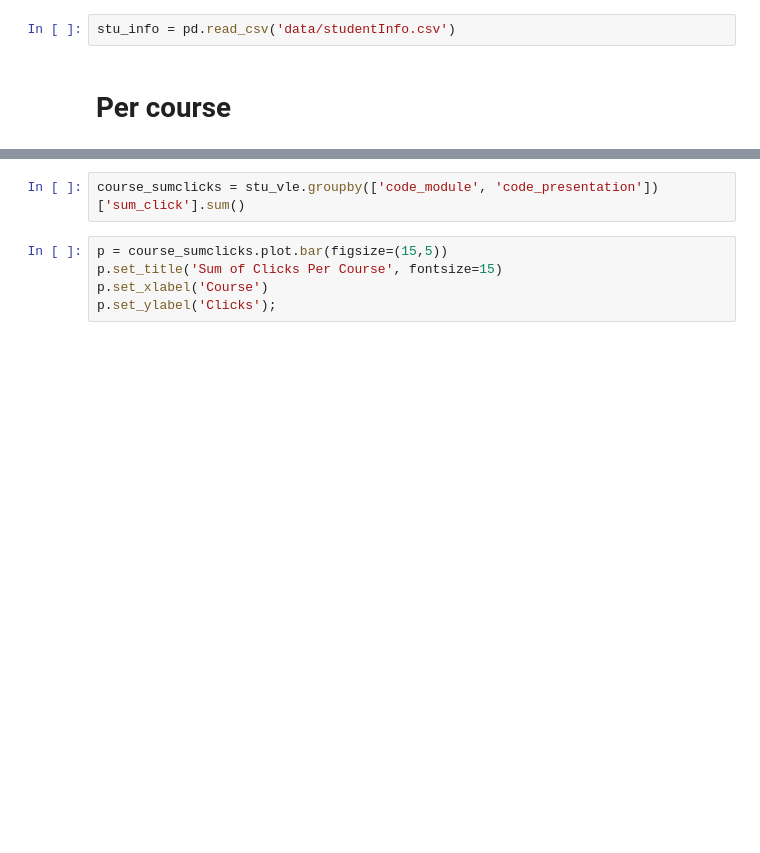
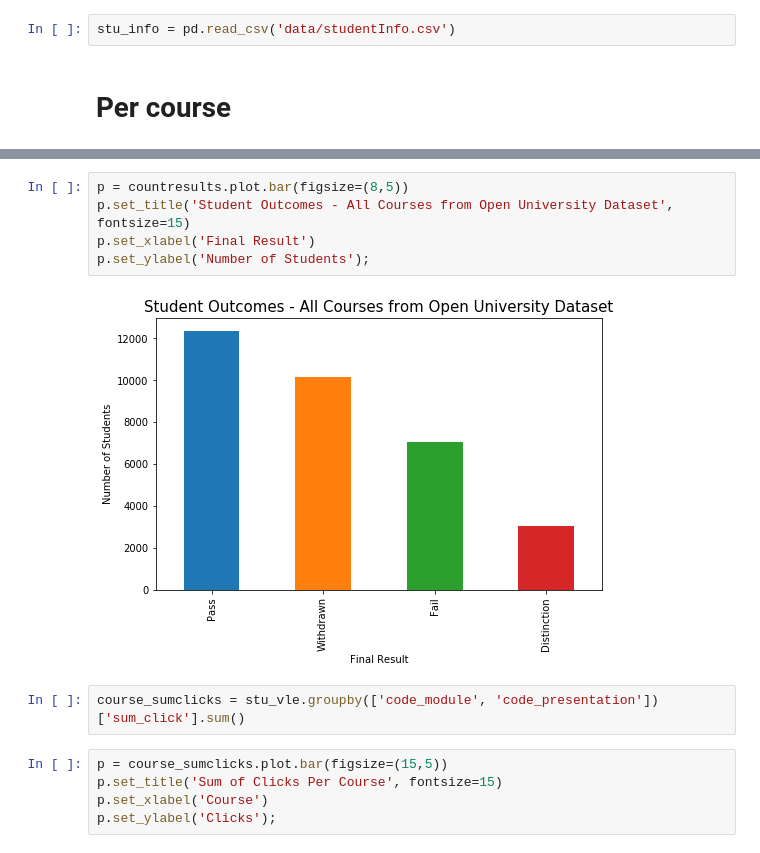
Before and after one commit to zimzoom/study-next, a Jupyter notebook: 00_EDA.ipynb, the cells around one changed output, grey strips where cells are left out. Drawn from its saved outputs; the diff is of its cells as text; blank space fills up the shorter version.

```diff
--- a/00_EDA.ipynb
+++ b/00_EDA.ipynb
@@ -25,3 +47,10 @@ stu_info = pd.read_csv('data/studentInfo.csv')
+# %%
+p = countresults.plot.bar(figsize=(8,5))
+p.set_title('Student Outcomes - All Courses from Open University Dataset', fontsize=15)
+p.set_xlabel('Final Result')
+p.set_ylabel('Number of Students');
+# %% [output]
+[figure, added]
 # %%
 course_sumclicks = stu_vle.groupby(['code_module', 'code_presentation'])['sum_click'].sum()
 # %%
```
Also changed, not shown: parts of 5 cells of this notebook, 3 other files.
